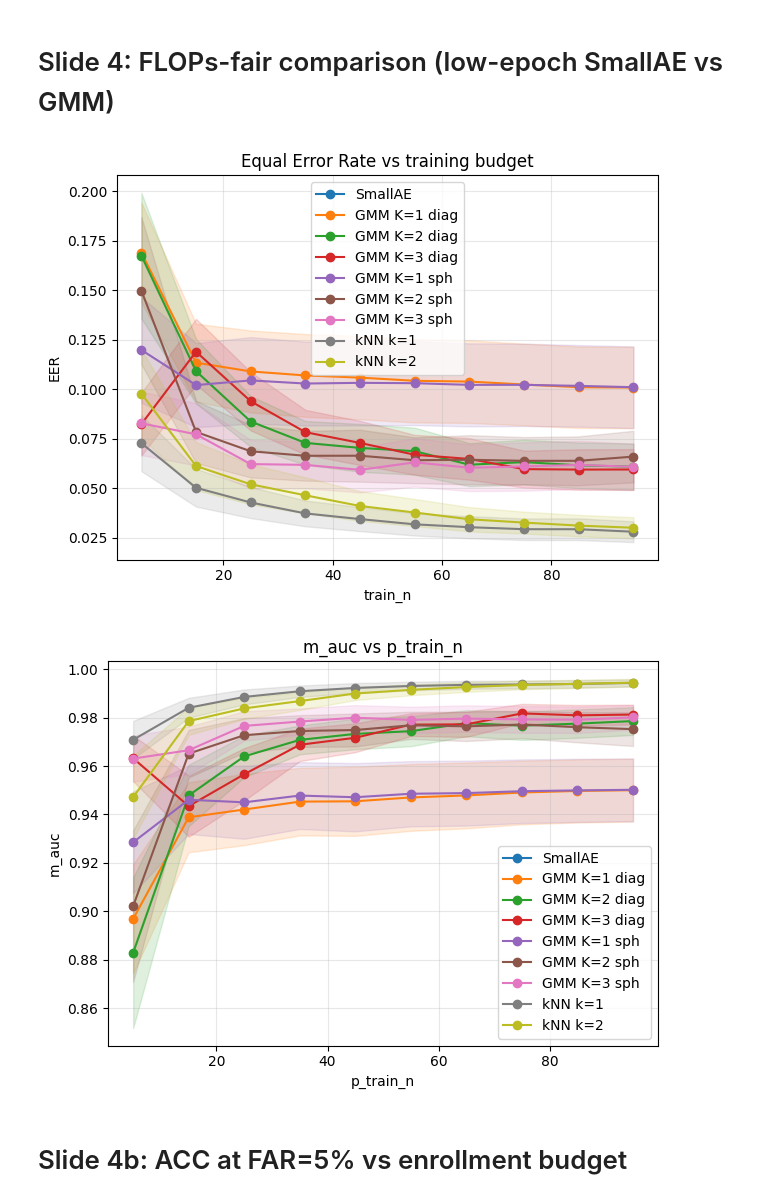
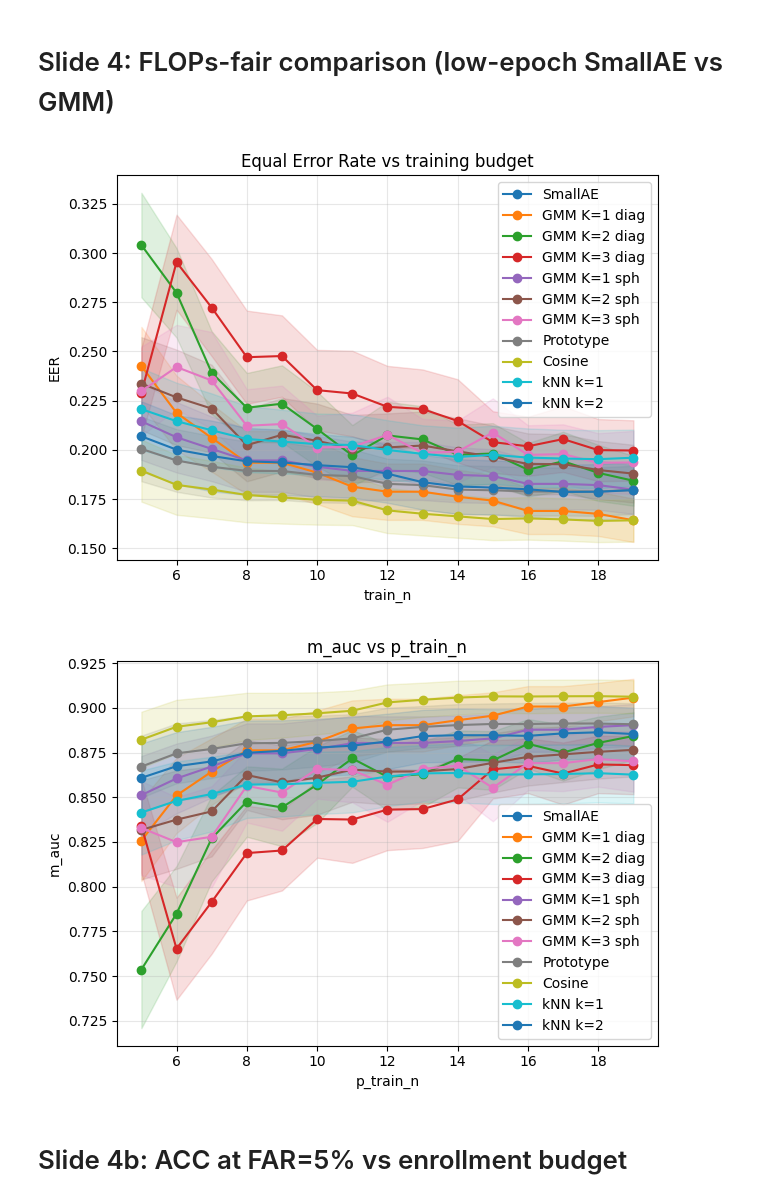
Before and after one commit to albertobasaglia/tinygmm-thesis, a Jupyter notebook: src/compare/plots.ipynb, the cells around one changed output. Drawn from its saved outputs; the diff is of its cells as text; code cells hidden in the pictures.

```diff
--- a/src/compare/plots.ipynb
+++ b/src/compare/plots.ipynb
@@ -17,7 +17,11 @@ from compare.plots import (
 )
 
 # df = pd.read_parquet(ROOT / "results" / "sweep.parquet.correct")
-df = pd.read_parquet(ROOT / "results" / "sweep_pendigits.parquet")
+# df = pd.read_parquet(ROOT / "results" / "sweep_pendigits.parquet")
+df = pd.read_parquet(ROOT / "results" / "sweep_speech_latest.parquet")
+
+# Train_n value for plots that pin to a single budget
+FIXED_TRAIN_N = 10
 # %% [output]
 The autoreload extension is already loaded. To reload it, use:
   %reload_ext autoreload
@@ -406,22 +420,24 @@ plt.show()
 # Slide 4: FLOPs-fair comparison (low-epoch SmallAE vs GMM)
 # %%
 fair_lines = [
-    ("SmallAE",  {"p_adapter": "SmallAEAdapter", "p_latent_dim": 4, "p_epochs": 30, "p_dropout_p": 0.2, "p_threshold_mode": "train"}),
+    ("SmallAE",  {"p_adapter": "SmallAEAdapter", "p_latent_dim": 8, "p_epochs": 100}),
     ("GMM K=1 diag",   {"p_adapter": "GMMAdapter", "p_n_components": 1, "p_covariance_type": "diag"}),
     ("GMM K=2 diag",   {"p_adapter": "GMMAdapter", "p_n_components": 2, "p_covariance_type": "diag"}),
     ("GMM K=3 diag",   {"p_adapter": "GMMAdapter", "p_n_components": 3, "p_covariance_type": "diag"}),
     ("GMM K=1 sph",    {"p_adapter": "GMMAdapter", "p_n_components": 1, "p_covariance_type": "spherical"}),
     ("GMM K=2 sph",    {"p_adapter": "GMMAdapter", "p_n_components": 2, "p_covariance_type": "spherical"}),
     ("GMM K=3 sph",    {"p_adapter": "GMMAdapter", "p_n_components": 3, "p_covariance_type": "spherical"}),
+    ("Prototype",      {"p_adapter": "PrototypeAdapter"}),
+    ("Cosine",         {"p_adapter": "CosineAdapter"}),
     ("kNN k=1",        {"p_adapter": "KNNAdapter", "p_k": 1}),
     ("kNN k=2",        {"p_adapter": "KNNAdapter", "p_k": 2}),
 ]
 
 plot_eer(df, lines=fair_lines)
 plot_lines(df, x="p_train_n", y="m_auc", lines=fair_lines)
 # %% [output]
-[figure, old version]
+[figure, new version]
-[figure, old version]
+[figure, new version]
 # %% [markdown]
 # Slide 4b: ACC at FAR=5% vs enrollment budget
 # %%
```
Also changed, not shown: parts of 25 cells of this notebook, 5 other files.
